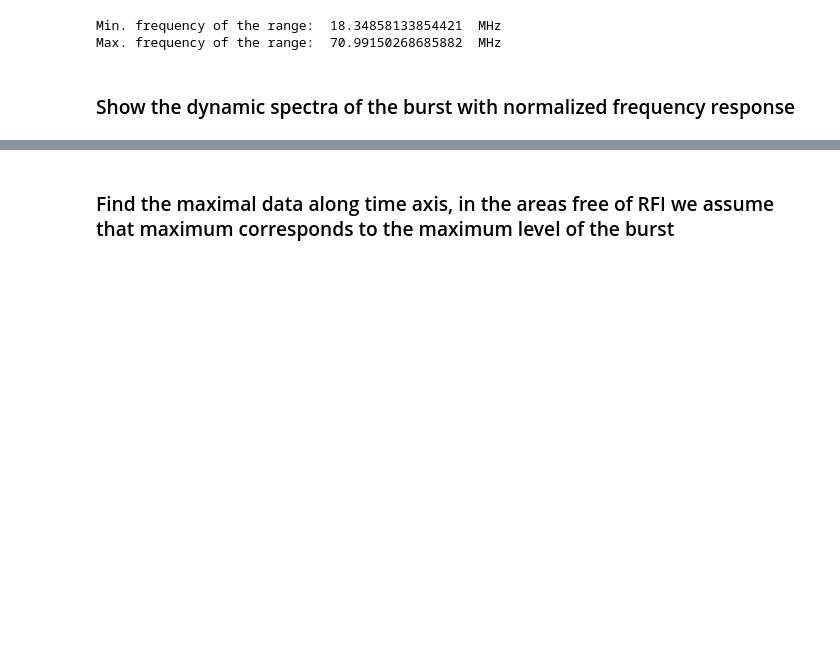
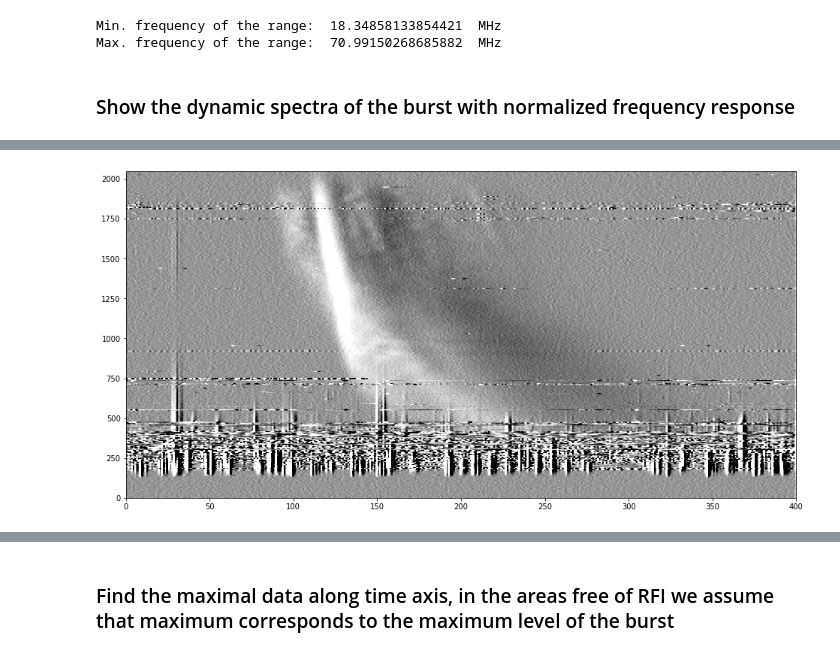
Before and after one commit to serge-yerin/jupyter-radio-astronomy, a Jupyter notebook: Sun_burst_GURT_2020.06.04.ipynb, the cells around one changed output, grey strips where cells are left out. Drawn from its saved outputs; the diff is of its cells as text; code cells hidden in the pictures; blank space fills up the shorter version.

```diff
--- a/Sun_burst_GURT_2020.06.04.ipynb
+++ b/Sun_burst_GURT_2020.06.04.ipynb
@@ -66,0 +83,9 @@ im1 = ax1.imshow(np.flipud(param), aspect='auto', vmin=v_min, vmax=v_max, cmap='
+# %%
+v_min = -0.5
+v_max = 0.5
+fig = plt.figure(figsize=(16.0, 8.0))
+ax1 = fig.add_subplot(111)
+im1 = ax1.imshow(np.flipud(diff_t), aspect='auto', vmin=v_min, vmax=v_max, cmap='Greys_r', \
+                  extent=[0, diff.shape[1], 0, diff.shape[0]])
+# %% [output]
+[figure, added]
```
Also changed, not shown: parts of 5 cells of this notebook.
